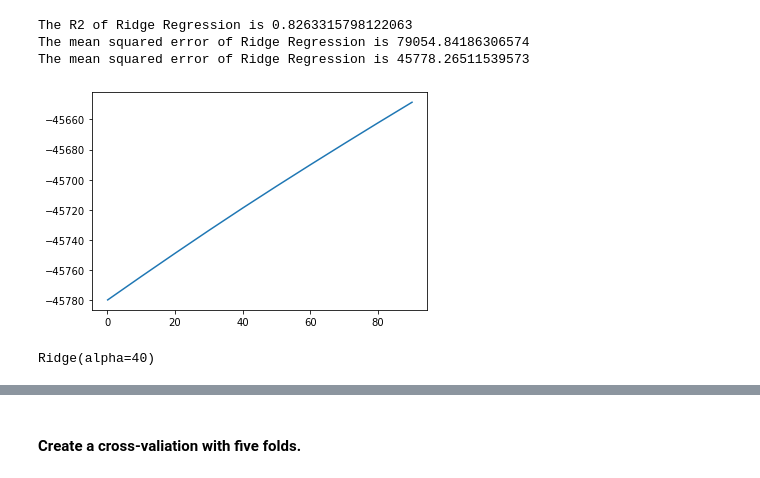
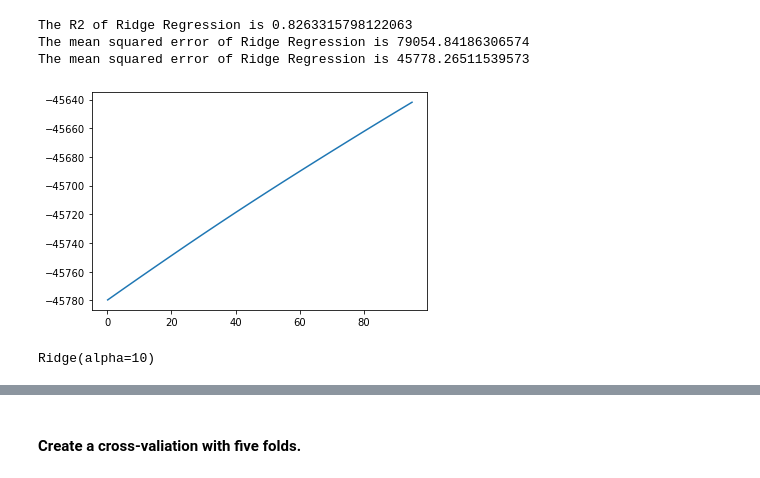
Before and after one commit to pandeysudip/housing-price, a Jupyter notebook: model_building.ipynb, the cells around one changed output, grey strips where cells are left out. Cells and saved outputs as stored; diff of their text form; code cells hidden in the pictures.

```diff
--- a/model_building.ipynb
+++ b/model_building.ipynb
@@ -209,7 +211,7 @@ The mean squared error of Lasso Regression is 45779.069522712394
 #choosing the best alpha
 alpha=[]
 error=[]
-for i in range(1,1000):
+for i in range(1,100,10):
     alpha.append(i/10)
     lrl=Lasso(alpha=(i/10))
     error.append(np.mean(cross_val_score(lrl, X_train, y_train, scoring='neg_mean_absolute_error',
@@ -297,22 +301,22 @@ The mean squared error of Ridge Regression is 45778.26511539573
 # %%
 #choosing the best alpha
 alpha=[]
 error=[]
-for i in range(1,1000,100):
+for i in range(1,1000,50):
     alpha.append(i/10)
     lrr=Ridge(alpha=(i/10))
     error.append(np.mean(cross_val_score(lrr, X_train, y_train, scoring='neg_mean_absolute_error',
                                          cv=5)))
 plt.plot(alpha,error)
 plt.show()
 # %% [output]
-[figure, old version]
+[figure, new version]
 # %%
 #choosing the best alpha (look figure where alpha start to saturate)
-lrr=Ridge(alpha=40)
+lrr=Ridge(alpha=10)
 lrr.fit(X_train, y_train)
 # %% [output]
-Ridge(alpha=40)
+Ridge(alpha=10)
 # %%
 #Printing the R2 score of test and train set
 print(f'R2 Score of training set with alpha 40 {lrr.score(X_train, y_train)}')
```
Also changed, not shown: parts of 21 cells of this notebook.
